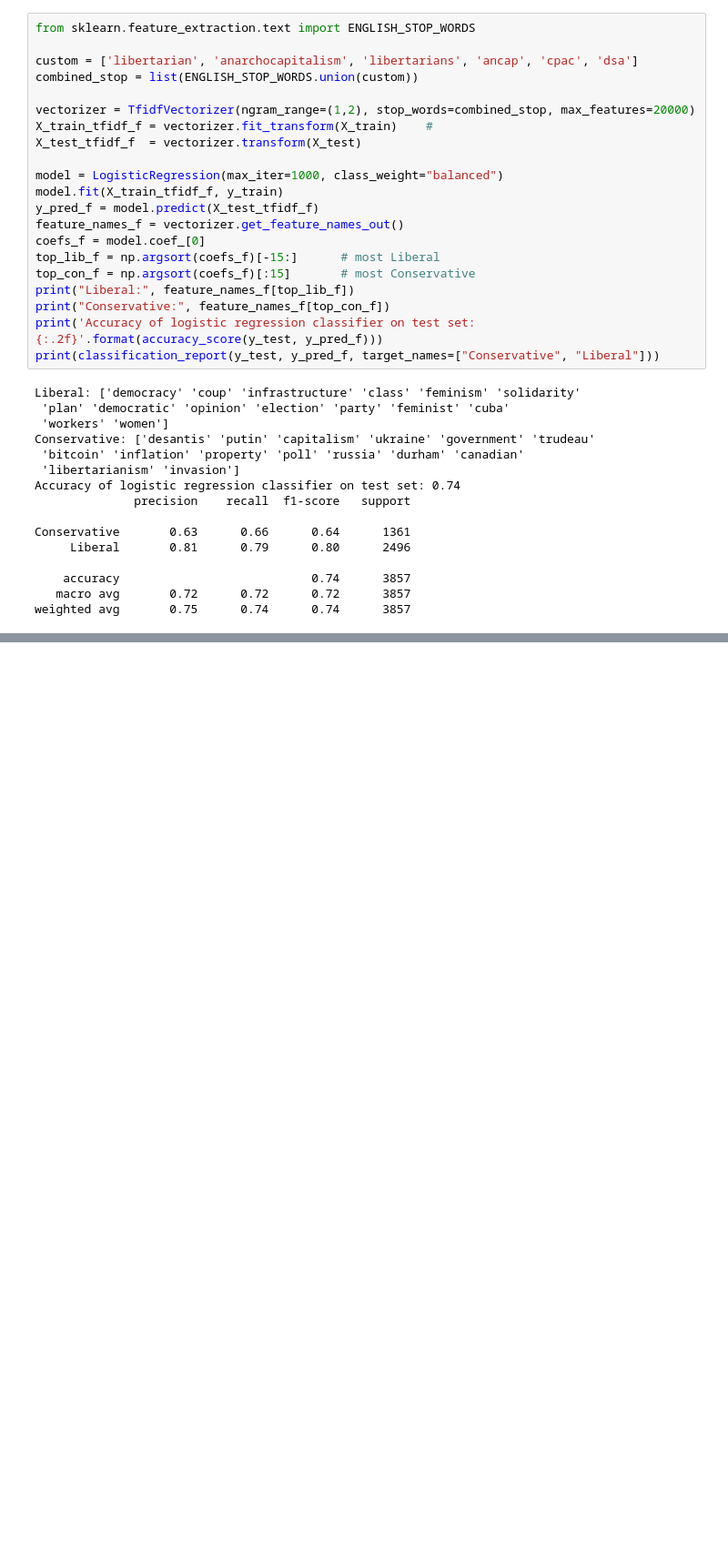
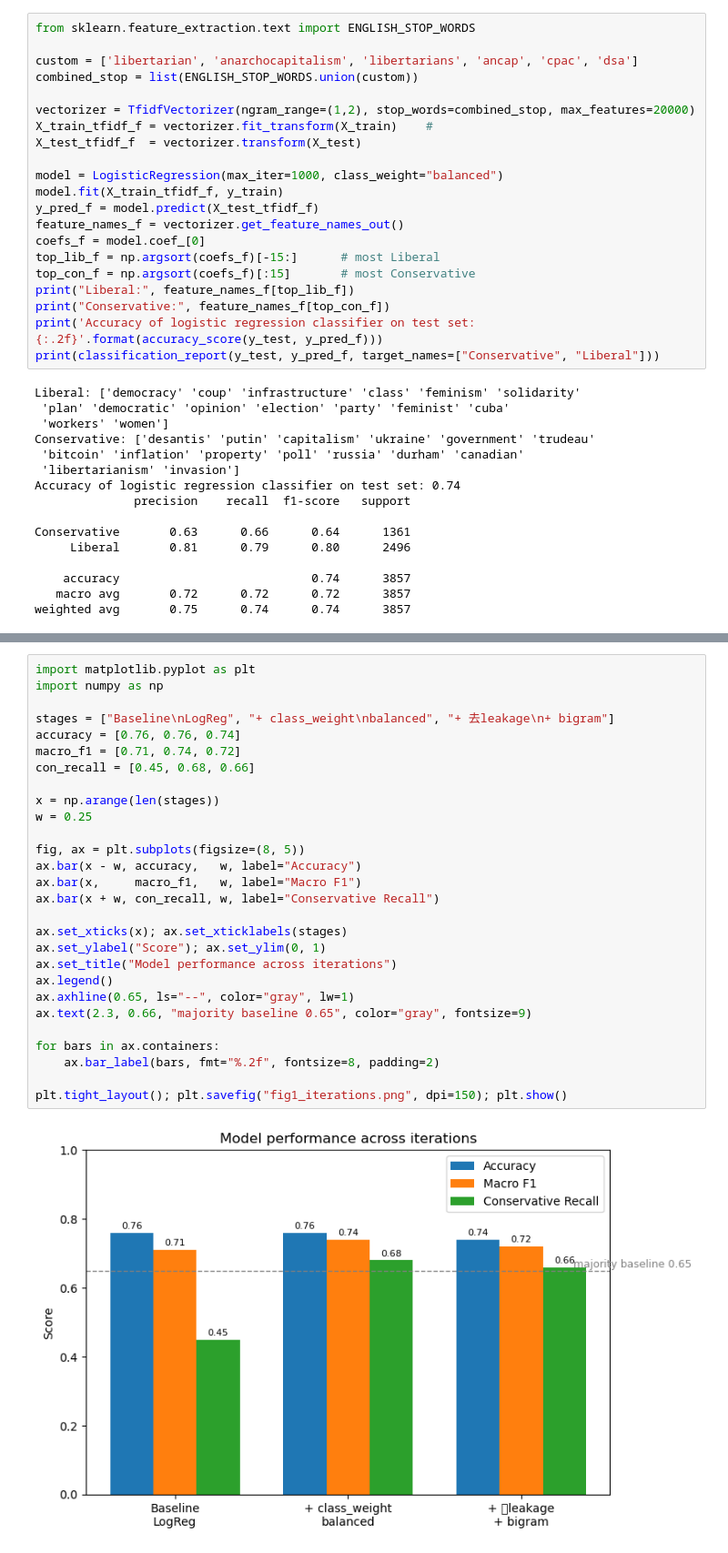
Before and after one commit to yume-24/intermediate-data-science-PBL2, a Jupyter notebook: Analysis.ipynb, the cells around one changed output, grey strips where cells are left out. Shown at 91% size. Saved outputs shown, nothing was run; the diff lists cells and outputs as text; blank space fills up the shorter version.

```diff
--- a/Analysis.ipynb
+++ b/Analysis.ipynb
@@ -135,0 +174,30 @@ weighted avg       0.75      0.74      0.74      3857
+# %%
+import matplotlib.pyplot as plt
+import numpy as np
+
+stages = ["Baseline\nLogReg", "+ class_weight\nbalanced", "+ 去leakage\n+ bigram"]
+accuracy = [0.76, 0.76, 0.74]
+macro_f1 = [0.71, 0.74, 0.72]
+con_recall = [0.45, 0.68, 0.66]
+
+x = np.arange(len(stages))
+w = 0.25
+
+fig, ax = plt.subplots(figsize=(8, 5))
+ax.bar(x - w, accuracy,   w, label="Accuracy")
+ax.bar(x,     macro_f1,   w, label="Macro F1")
+ax.bar(x + w, con_recall, w, label="Conservative Recall")
+
+ax.set_xticks(x); ax.set_xticklabels(stages)
+ax.set_ylabel("Score"); ax.set_ylim(0, 1)
+ax.set_title("Model performance across iterations")
+ax.legend()
+ax.axhline(0.65, ls="--", color="gray", lw=1)
+ax.text(2.3, 0.66, "majority baseline 0.65", color="gray", fontsize=9)
+
+for bars in ax.containers:
+    ax.bar_label(bars, fmt="%.2f", fontsize=8, padding=2)
+
+plt.tight_layout(); plt.savefig("fig1_iterations.png", dpi=150); plt.show()
+# %% [output]
+[figure, added]
```
Also changed, not shown: parts of 2 cells of this notebook, 3 other files.
